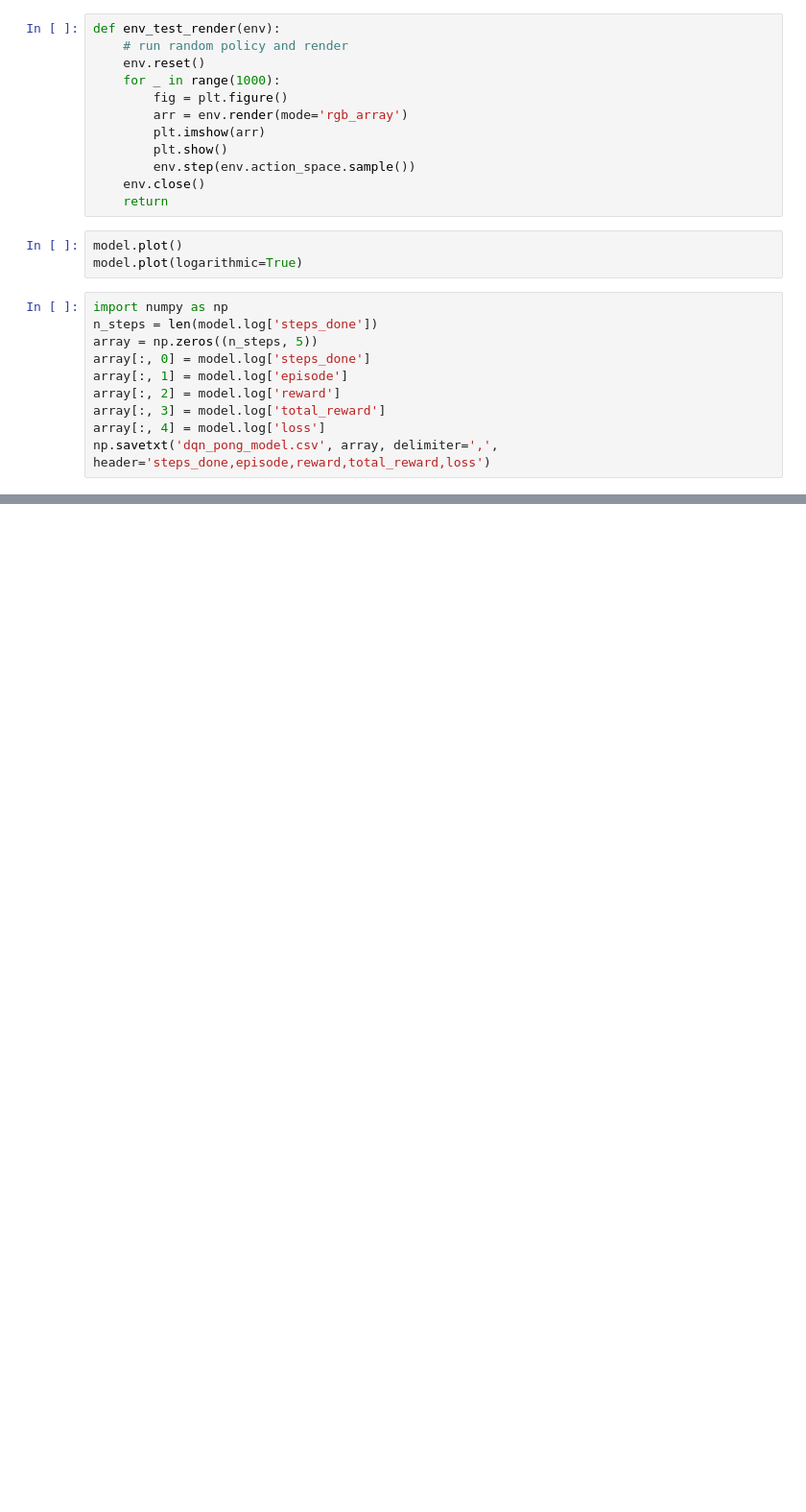
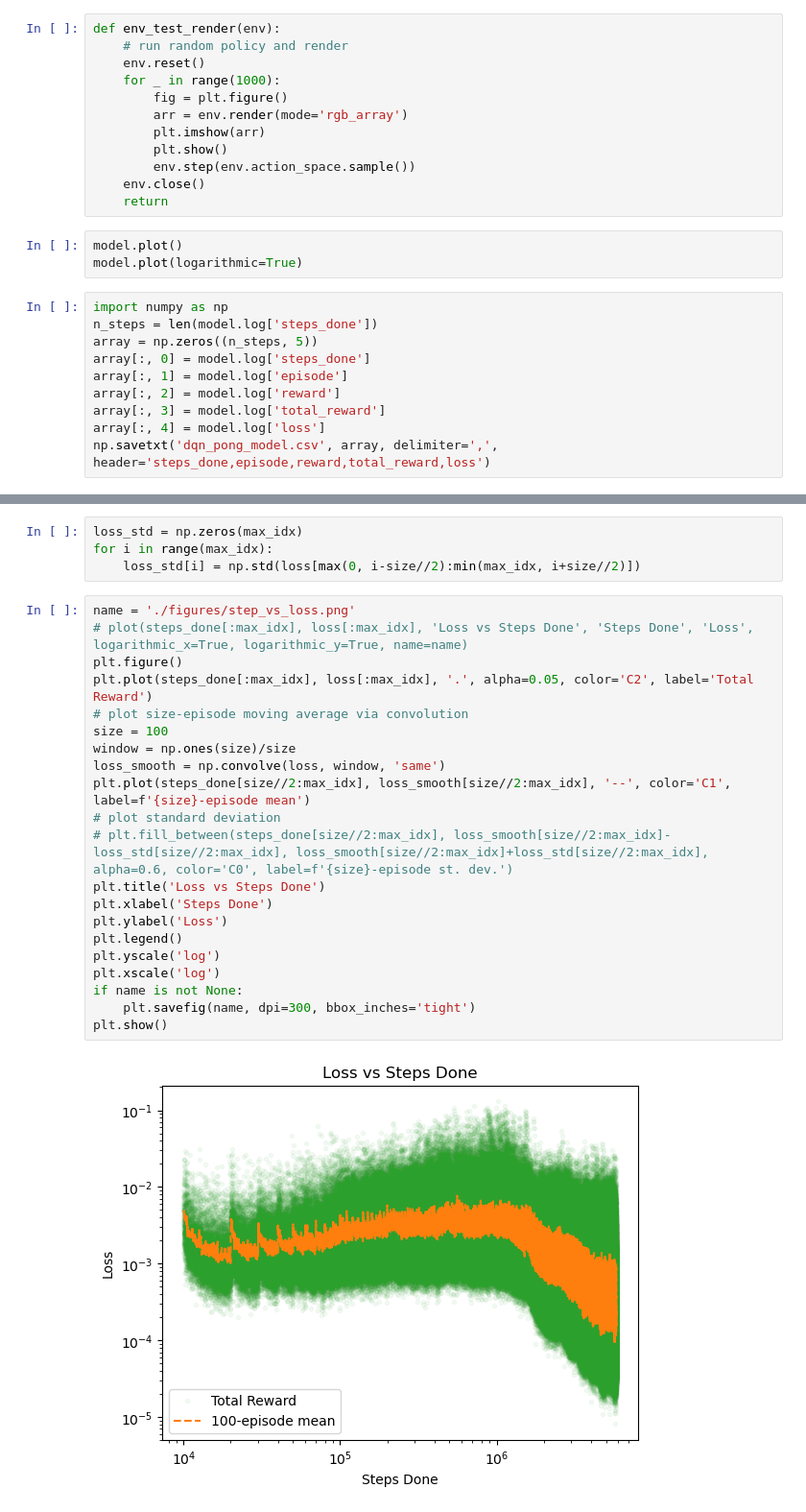
Before and after one commit to rahil-makadia/dqn-atari, a Jupyter notebook: main.ipynb, the cells around one changed output, grey strips where cells are left out. Shown at 96% size. Drawn from its saved outputs; the diff is of its cells as text; blank space fills up the shorter version.

```diff
--- a/main.ipynb
+++ b/main.ipynb
@@ -69,0 +220,27 @@ np.savetxt('dqn_pong_model.csv', array, delimiter=',', header='steps_done,episod
+# %%
+loss_std = np.zeros(max_idx)
+for i in range(max_idx):
+    loss_std[i] = np.std(loss[max(0, i-size//2):min(max_idx, i+size//2)])
+# %%
+name = './figures/step_vs_loss.png'
+# plot(steps_done[:max_idx], loss[:max_idx], 'Loss vs Steps Done', 'Steps Done', 'Loss', logarithmic_x=True, logarithmic_y=True, name=name)
+plt.figure()
+plt.plot(steps_done[:max_idx], loss[:max_idx], '.', alpha=0.05, color='C2', label='Total Reward')
+# plot size-episode moving average via convolution
+size = 100
+window = np.ones(size)/size
+loss_smooth = np.convolve(loss, window, 'same')
+plt.plot(steps_done[size//2:max_idx], loss_smooth[size//2:max_idx], '--', color='C1', label=f'{size}-episode mean')
+# plot standard deviation
+# plt.fill_between(steps_done[size//2:max_idx], loss_smooth[size//2:max_idx]-loss_std[size//2:max_idx], loss_smooth[size//2:max_idx]+loss_std[size//2:max_idx], alpha=0.6, color='C0', label=f'{size}-episode st. dev.')
+plt.title('Loss vs Steps Done')
+plt.xlabel('Steps Done')
+plt.ylabel('Loss')
+plt.legend()
+plt.yscale('log')
+plt.xscale('log')
+if name is not None:
+    plt.savefig(name, dpi=300, bbox_inches='tight')
+plt.show()
+# %% [output]
+[figure, added]
```
Also changed, not shown: parts of 15 cells of this notebook, 15 other files.
